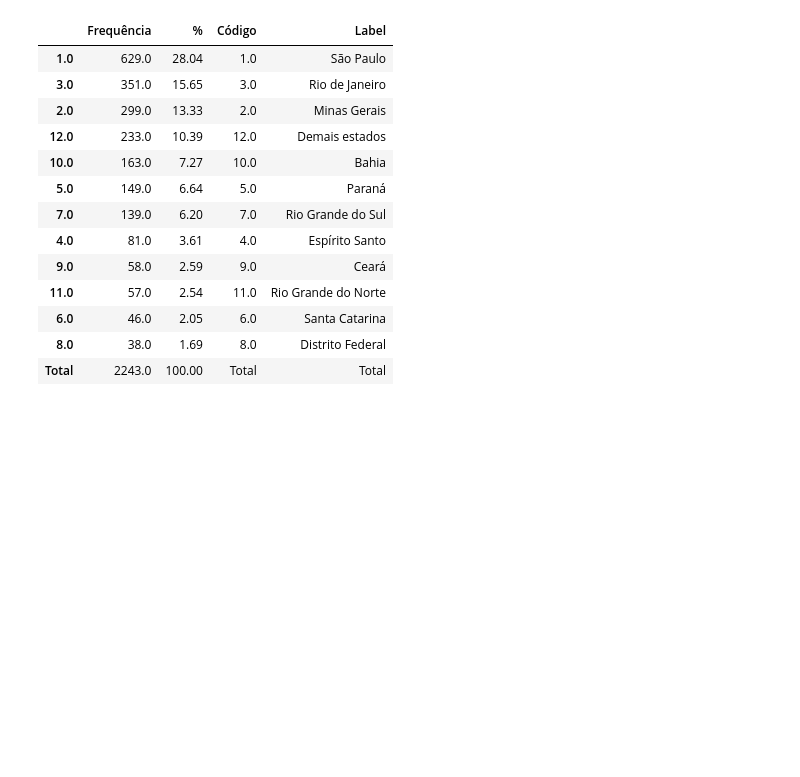
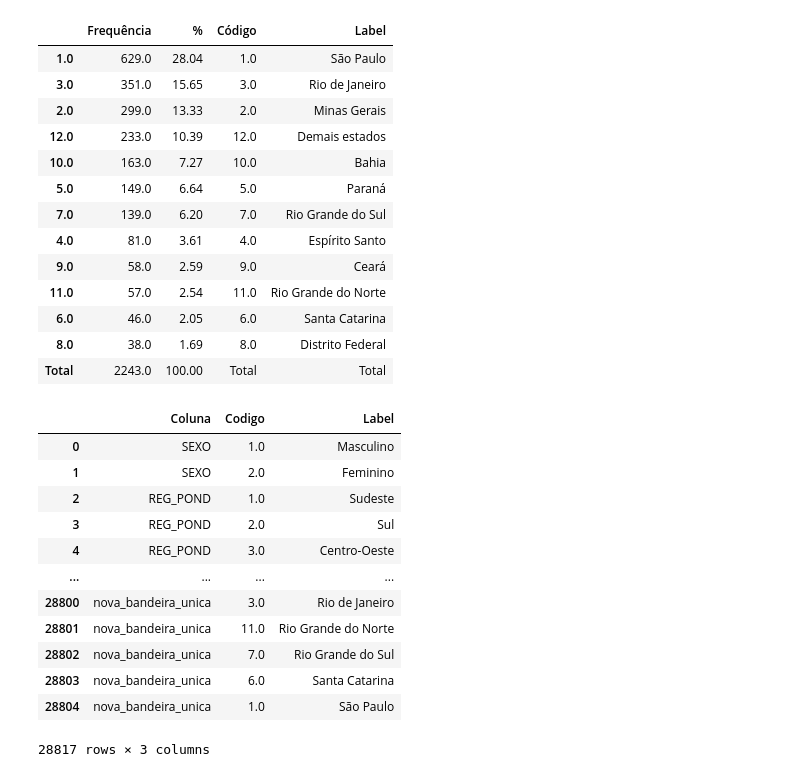
Before and after one commit to RaynerSantos/Processamento-Estatistico, a Jupyter notebook: App_beta/Testes.ipynb, the cells around one changed output. Saved outputs shown, nothing was run; the diff lists cells and outputs as text; code cells hidden in the pictures; blank space fills up the shorter version.

```diff
--- a/App_beta/Testes.ipynb
+++ b/App_beta/Testes.ipynb
@@ -677,3 +677,21 @@ freq
 | 6.0 | 46.0 | 2.05 | 6.0 | Santa Catarina |
 | 8.0 | 38.0 | 1.69 | 8.0 | Distrito Federal |
 | Total | 2243.0 | 100.00 | Total | Total |
+# %%
+df_bandeira_unica = lista_labels_v2.loc[lista_labels_v2["Coluna"]==NOME_BANDEIRA_RECODE].copy()
+df_bandeira_unica["Coluna"] = "nova_bandeira_unica"
+pd.concat([lista_labels_v2, df_bandeira_unica], axis=0)
+# %% [output]
+|  | Coluna | Codigo | Label |
+| 0 | SEXO | 1.0 | Masculino |
+| 1 | SEXO | 2.0 | Feminino |
+| 2 | REG_POND | 1.0 | Sudeste |
+| 3 | REG_POND | 2.0 | Sul |
+| 4 | REG_POND | 3.0 | Centro-Oeste |
+| ... | ... | ... | ... |
+| 28800 | nova_bandeira_unica | 3.0 | Rio de Janeiro |
+| 28801 | nova_bandeira_unica | 11.0 | Rio Grande do Norte |
+| 28802 | nova_bandeira_unica | 7.0 | Rio Grande do Sul |
+| 28803 | nova_bandeira_unica | 6.0 | Santa Catarina |
+| 28804 | nova_bandeira_unica | 1.0 | São Paulo |
+28817 rows × 3 columns
```
Also changed, not shown: 6 other files.
